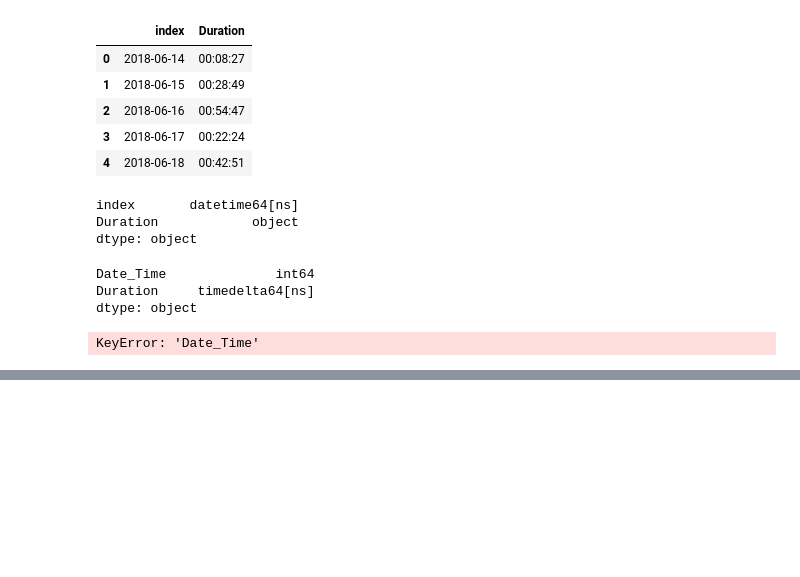
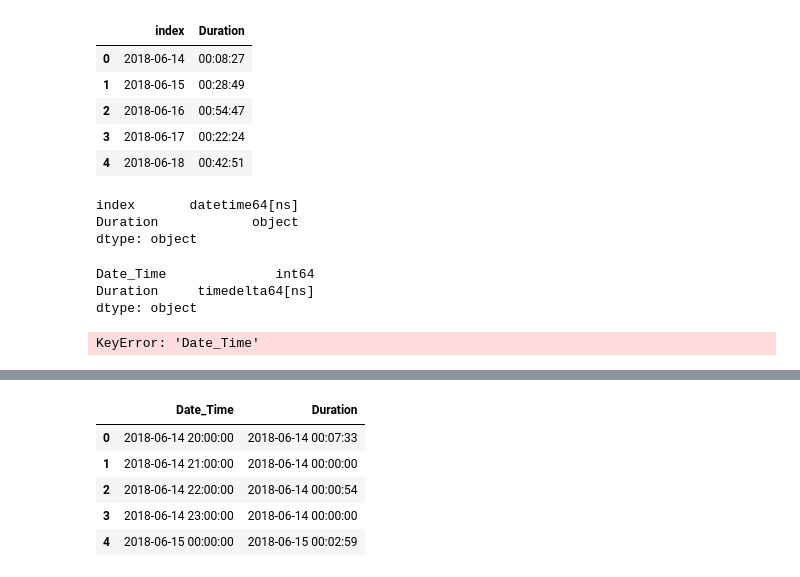
Before and after one commit to kanderson102/apptracker, a Jupyter notebook: sandbox3.ipynb, the cells around one changed output, grey strips where cells are left out. Saved outputs shown, nothing was run; the diff lists cells and outputs as text; code cells hidden in the pictures; blank space fills up the shorter version.

```diff
--- a/sandbox3.ipynb
+++ b/sandbox3.ipynb
@@ -158,3 +189,12 @@ Freq: H, Name: Duration, dtype: timedelta64[ns]
+# %%
+tinder.head()
+# %% [output]
+|  | Date_Time | Duration |
+| 0 | 2018-06-14 20:00:00 | 2018-06-14 00:07:33 |
+| 1 | 2018-06-14 21:00:00 | 2018-06-14 00:00:00 |
+| 2 | 2018-06-14 22:00:00 | 2018-06-14 00:00:54 |
+| 3 | 2018-06-14 23:00:00 | 2018-06-14 00:00:00 |
+| 4 | 2018-06-15 00:00:00 | 2018-06-15 00:02:59 |
 # %%
 %matplotlib inline
 # import seaborn; seaborn.set()
```
Also changed, not shown: parts of 7 cells of this notebook, 2 other files.
